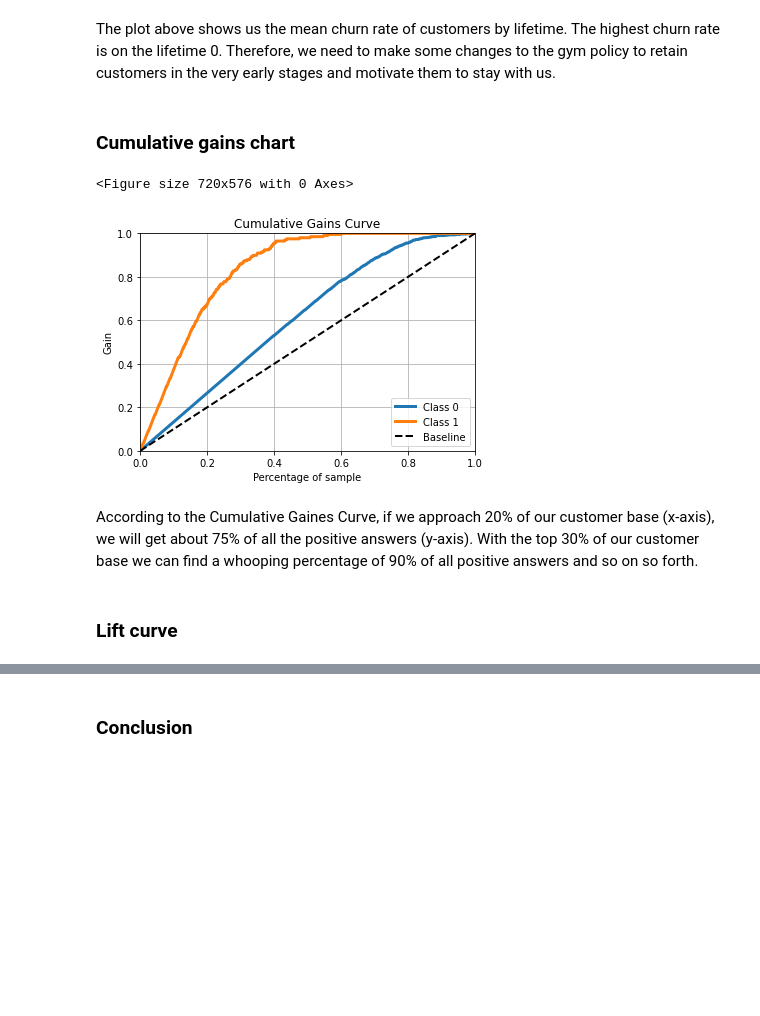
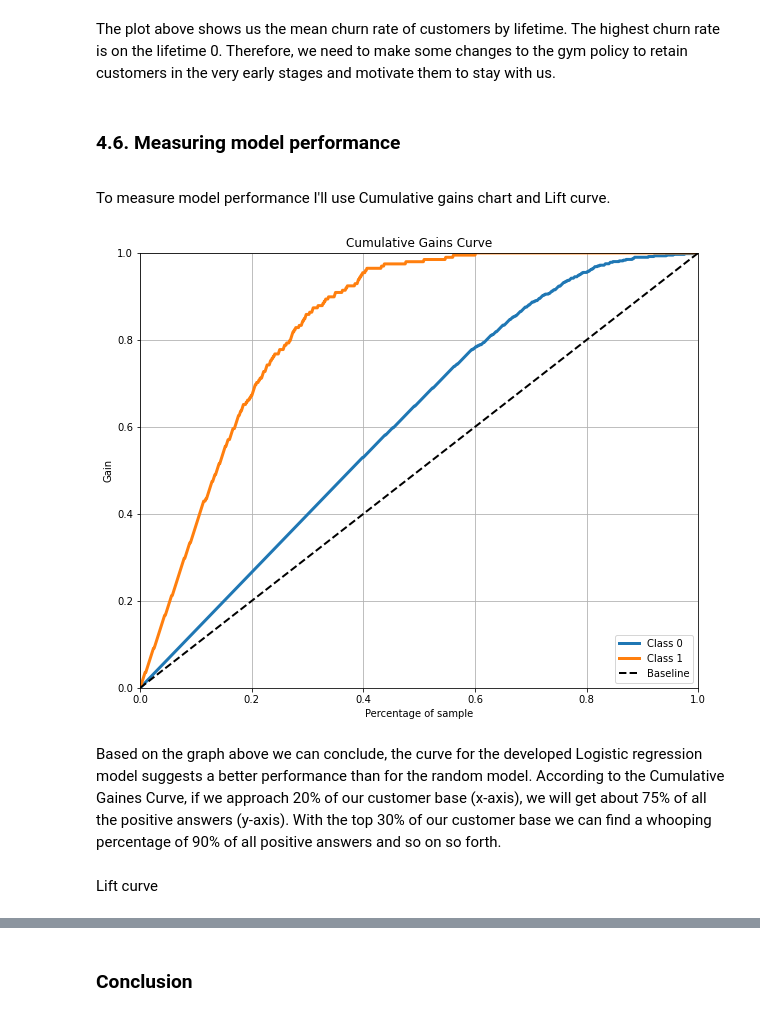
Before and after one commit to marytet/DataAnalystPortfolio, a Jupyter notebook: customer_churn_prediction_and_retention/gym.ipynb, the cells around one changed output, grey strips where cells are left out. Drawn from its saved outputs; the diff is of its cells as text; code cells hidden in the pictures; blank space fills up the shorter version.

Commit message:
gym_gains curve

```diff
--- a/customer_churn_prediction_and_retention/gym.ipynb
+++ b/customer_churn_prediction_and_retention/gym.ipynb
@@ -528,16 +531,18 @@ pyoff.iplot(fig)
 # %% [markdown]
 The plot above shows us the mean churn rate of customers by lifetime. The highest churn rate is on the lifetime 0. Therefore, we need to make some changes to the gym policy to retain customers in the very early stages and motivate them to stay with us.
-# %% [markdown]
-### Cumulative gains chart
+# %% [markdown]
+### 4.6. Measuring model performance
+<a class="anchor" id="4_6"></a>
+# %% [markdown]
+To measure model performance I'll use Cumulative gains chart and Lift curve.
 # %%
-plt.figure(figsize=(10,8))
-skplt.metrics.plot_cumulative_gain(y_test, lr_probabilities)
+#plot cumulative gains curve
+skplt.metrics.plot_cumulative_gain(y_test, lr_probabilities, figsize=(10,8))
 plt.show()
 # %% [output]
-<Figure size 720x576 with 0 Axes>
-[figure, old version]
+[figure, new version]
 # %% [markdown]
-According to the Cumulative Gaines Curve, if we approach 20% of our customer base (x-axis), we will get about 75% of all the positive answers (y-axis). With the top 30% of our customer base we can find a whooping percentage of 90% of all positive answers and so on so forth.
+Based on the graph above we can conclude, the curve for the developed Logistic regression model suggests a better performance than for the random model. According to the Cumulative Gaines Curve, if we approach 20% of our customer base (x-axis), we will get about 75% of all the positive answers (y-axis). With the top 30% of our customer base we can find a whooping percentage of 90% of all positive answers and so on so forth.
-# %% [markdown]
-### Lift curve
+# %% [markdown]
+Lift curve
 # %%
```
Also changed, not shown: parts of 30 cells of this notebook, 4 other files.
